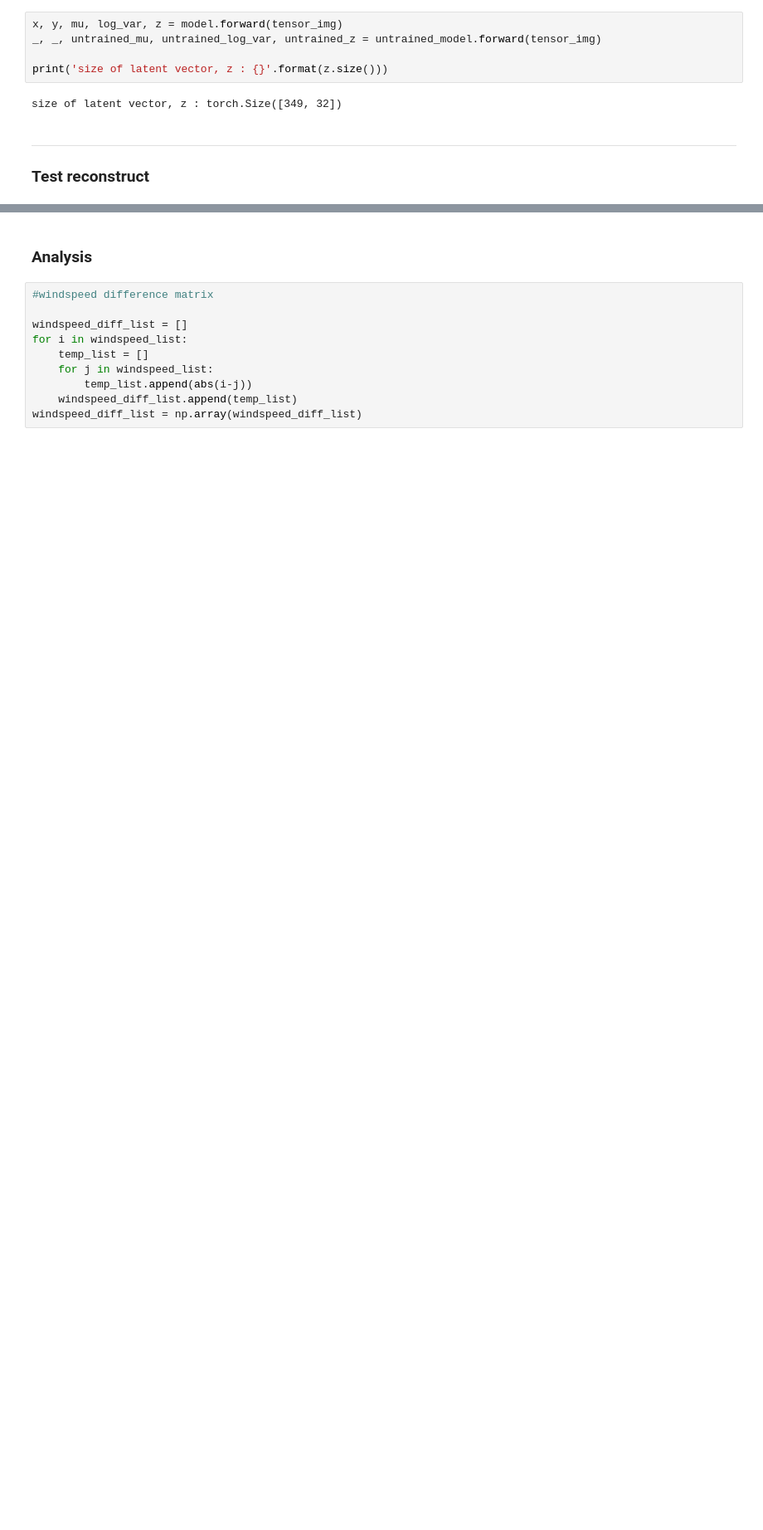
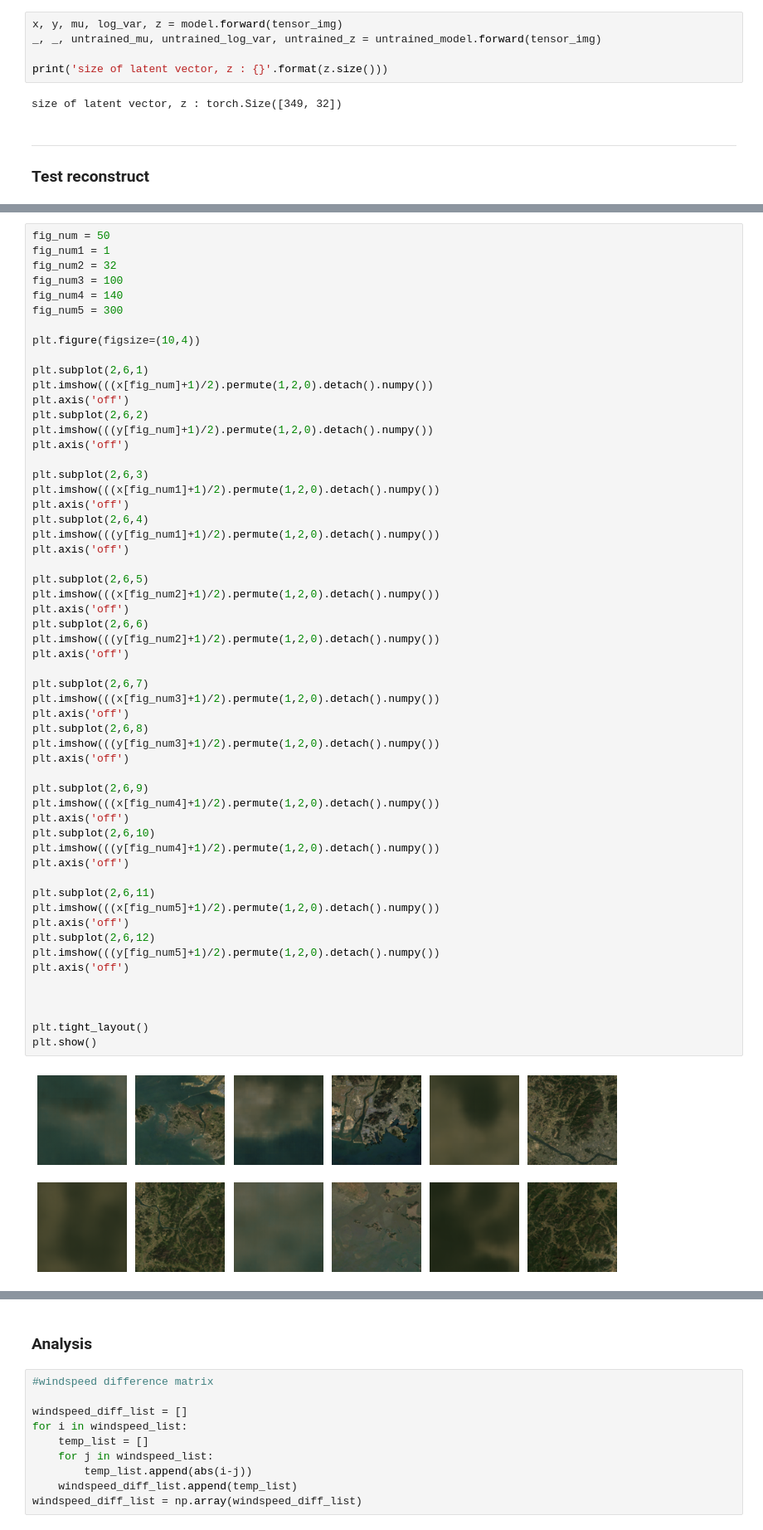
Before and after one commit to February24-Lee/PyTorch-VAE, a Jupyter notebook: _Analysis_VAE_latent_vector_analysis_with_windspeed_RGB.ipynb, the cells around one changed output, grey strips where cells are left out. Shown at 83% size. Saved outputs shown, nothing was run; the diff lists cells and outputs as text; blank space fills up the shorter version.

```diff
--- a/_Analysis_VAE_latent_vector_analysis_with_windspeed_RGB.ipynb
+++ b/_Analysis_VAE_latent_vector_analysis_with_windspeed_RGB.ipynb
@@ -93,0 +82,58 @@ plt.show()
+# %%
+fig_num = 50
+fig_num1 = 1
+fig_num2 = 32
+fig_num3 = 100
+fig_num4 = 140
+fig_num5 = 300
+
+plt.figure(figsize=(10,4))
+
+plt.subplot(2,6,1)
+plt.imshow(((x[fig_num]+1)/2).permute(1,2,0).detach().numpy())
+plt.axis('off')
+plt.subplot(2,6,2)
+plt.imshow(((y[fig_num]+1)/2).permute(1,2,0).detach().numpy())
+plt.axis('off')
+
+plt.subplot(2,6,3)
+plt.imshow(((x[fig_num1]+1)/2).permute(1,2,0).detach().numpy())
+plt.axis('off')
+plt.subplot(2,6,4)
+plt.imshow(((y[fig_num1]+1)/2).permute(1,2,0).detach().numpy())
+plt.axis('off')
+
+plt.subplot(2,6,5)
+plt.imshow(((x[fig_num2]+1)/2).permute(1,2,0).detach().numpy())
+plt.axis('off')
+plt.subplot(2,6,6)
+plt.imshow(((y[fig_num2]+1)/2).permute(1,2,0).detach().numpy())
+plt.axis('off')
+
+plt.subplot(2,6,7)
+plt.imshow(((x[fig_num3]+1)/2).permute(1,2,0).detach().numpy())
+plt.axis('off')
+plt.subplot(2,6,8)
+plt.imshow(((y[fig_num3]+1)/2).permute(1,2,0).detach().numpy())
+plt.axis('off')
+
+plt.subplot(2,6,9)
+plt.imshow(((x[fig_num4]+1)/2).permute(1,2,0).detach().numpy())
+plt.axis('off')
+plt.subplot(2,6,10)
+plt.imshow(((y[fig_num4]+1)/2).permute(1,2,0).detach().numpy())
+plt.axis('off')
+
+plt.subplot(2,6,11)
+plt.imshow(((x[fig_num5]+1)/2).permute(1,2,0).detach().numpy())
+plt.axis('off')
+plt.subplot(2,6,12)
+plt.imshow(((y[fig_num5]+1)/2).permute(1,2,0).detach().numpy())
+plt.axis('off')
+
+
+
+plt.tight_layout()
+plt.show()
+# %% [output]
+[figure, added]
```
Also changed, not shown: parts of 20 cells of this notebook, 17 other files.
